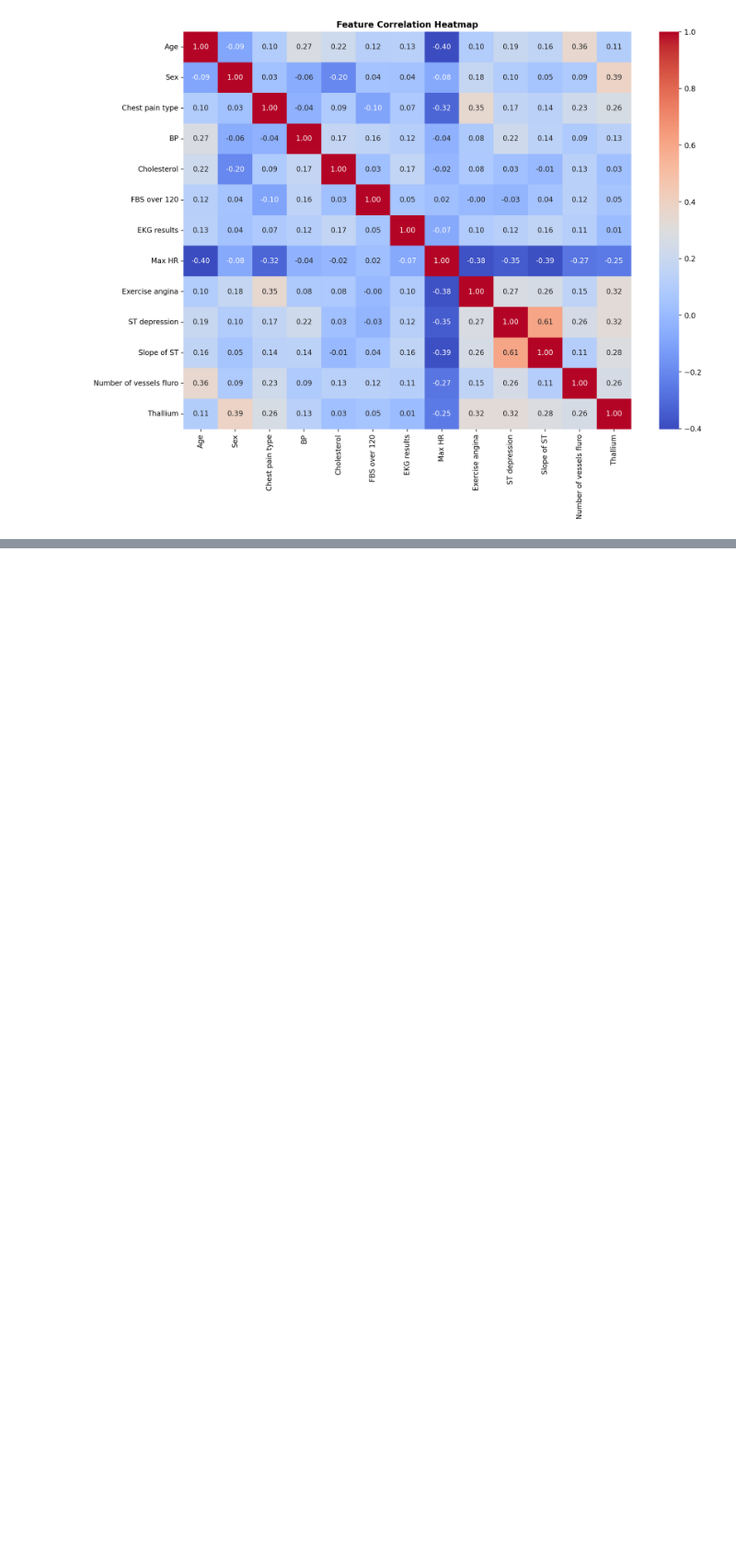
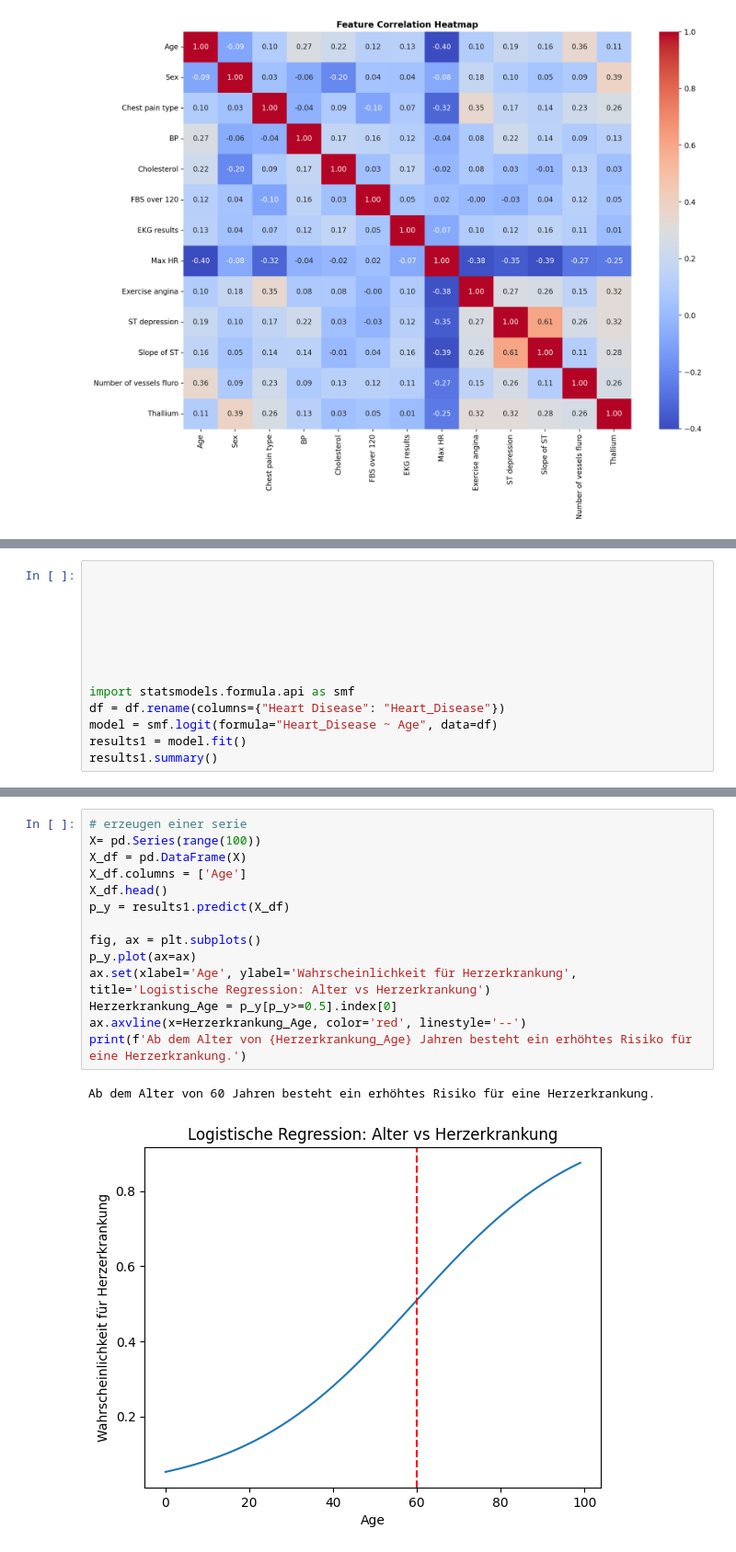
Before and after one commit to Alex421-ai/DPP_Projekt_Herz, a Jupyter notebook: notebooks/01_exploration.ipynb, the cells around one changed output, grey strips where cells are left out. Shown at 92% size. Cells and saved outputs as stored; diff of their text form; blank space fills up the shorter version.

Commit message:
Logistische Regression: Alter vs Herzerkrankung'

```diff
--- a/notebooks/01_exploration.ipynb
+++ b/notebooks/01_exploration.ipynb
@@ -209,0 +257,13 @@ plt.show()
+# %%
+
+
+
+
+
+
+
+import statsmodels.formula.api as smf
+df = df.rename(columns={"Heart Disease": "Heart_Disease"})
+model = smf.logit(formula="Heart_Disease ~ Age", data=df)
+results1 = model.fit()
+results1.summary()
@@ -209,0 +285,17 @@ plt.show()
+# %%
+# erzeugen einer serie
+X= pd.Series(range(100))
+X_df = pd.DataFrame(X)
+X_df.columns = ['Age']
+X_df.head()
+p_y = results1.predict(X_df)
+
+fig, ax = plt.subplots()
+p_y.plot(ax=ax)
+ax.set(xlabel='Age', ylabel='Wahrscheinlichkeit für Herzerkrankung', title='Logistische Regression: Alter vs Herzerkrankung')
+Herzerkrankung_Age = p_y[p_y>=0.5].index[0]
+ax.axvline(x=Herzerkrankung_Age, color='red', linestyle='--')
+print(f'Ab dem Alter von {Herzerkrankung_Age} Jahren besteht ein erhöhtes Risiko für eine Herzerkrankung.')
+# %% [output]
+Ab dem Alter von 60 Jahren besteht ein erhöhtes Risiko für eine Herzerkrankung.
+[figure, added]
```
Also changed, not shown: parts of 8 cells of this notebook.
